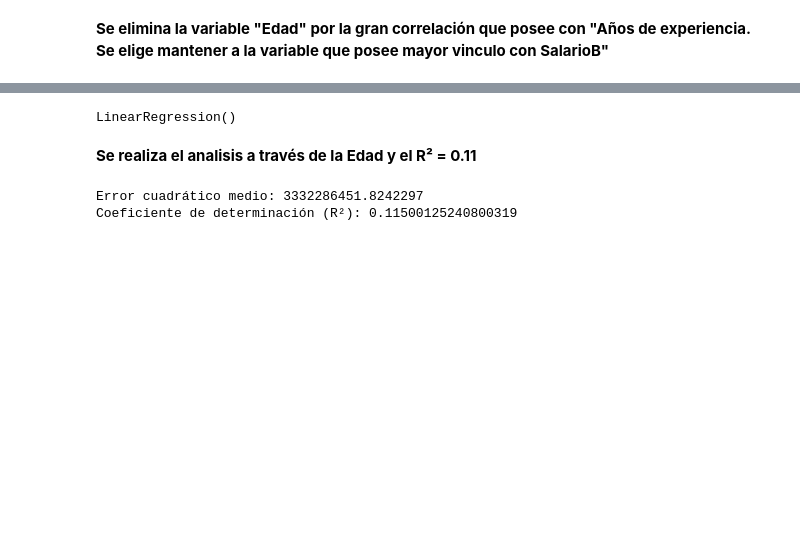
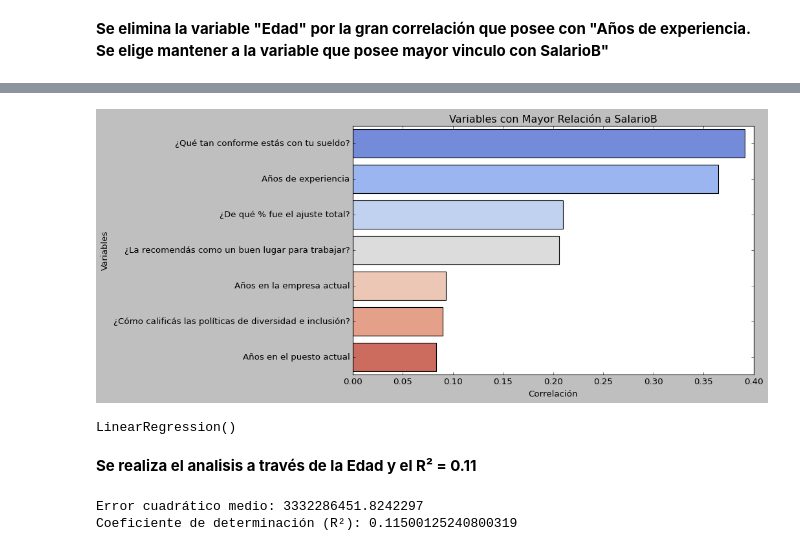
Before and after one commit to RODRIGORUBIO1991/PythonCode, a Jupyter notebook: IT SALARIOS/IT_Salarios.ipynb, the cells around one changed output, grey strips where cells are left out. Saved outputs shown, nothing was run; the diff lists cells and outputs as text; code cells hidden in the pictures; blank space fills up the shorter version.

```diff
--- a/IT SALARIOS/IT_Salarios.ipynb
+++ b/IT SALARIOS/IT_Salarios.ipynb
@@ -547,3 +575,16 @@ plt.show()
+# %%
+# Obtener los valores de correlación de las 8 variables principales (excluyendo SalarioB)
+top_8_correlations = correlation_matrix['SalarioB'][top_8_variables[1:]]
+
+# Crear el gráfico de barras
+plt.figure(figsize=(10, 6))
+sns.barplot(x=top_8_correlations.values, y=top_8_variables[1:], palette='coolwarm')
+plt.xlabel('Correlación')
+plt.ylabel('Variables')
+plt.title('Variables con Mayor Relación a SalarioB')
+plt.show()
+# %% [output]
+[figure, added]
 # %%
 
 # Dividir los datos en conjuntos de entrenamiento y prueba
```
Also changed, not shown: parts of 9 cells of this notebook.
